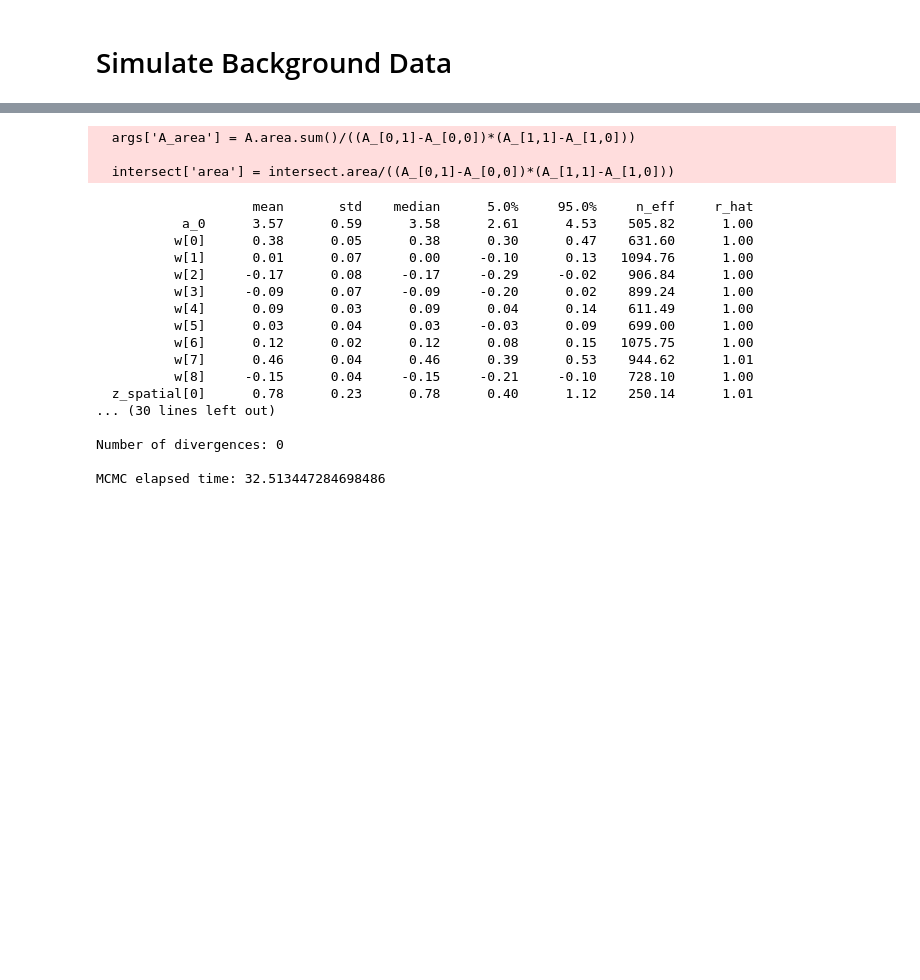
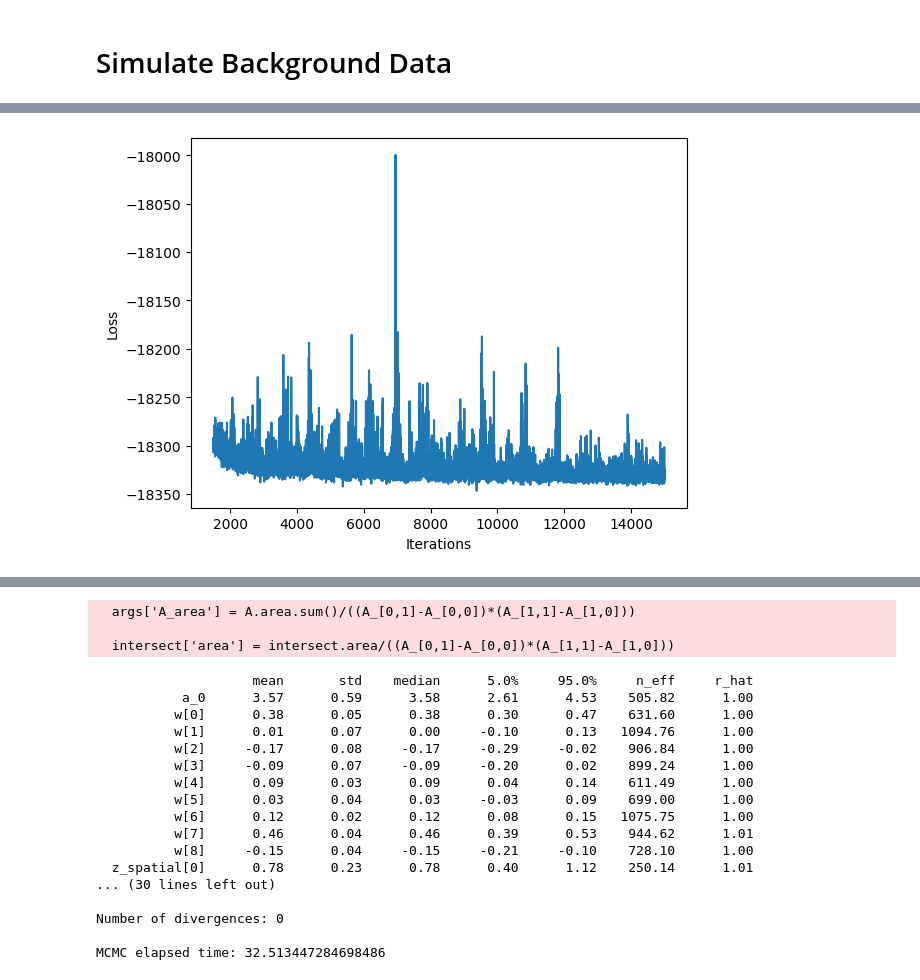
Before and after one commit to imanring/BSTPP, a Jupyter notebook: Simulation.ipynb, the cells around one changed output, grey strips where cells are left out. Drawn from its saved outputs; the diff is of its cells as text; code cells hidden in the pictures; blank space fills up the shorter version.

```diff
--- a/Simulation.ipynb
+++ b/Simulation.ipynb
@@ -24,3 +25,6 @@ WARNING:jax._src.lib.xla_bridge:No GPU/TPU found, falling back to CPU. (Set TF_C
   args['A_area'] = A.area.sum()/((A_[0,1]-A_[0,0])*(A_[1,1]-A_[1,0]))
 
   intersect['area'] = intersect.area/((A_[0,1]-A_[0,0])*(A_[1,1]-A_[1,0]))
+# %%
+model.run_svi(lr=0.02,num_steps=15000)
+# %% [output]
@@ -26,0 +32 @@ WARNING:jax._src.lib.xla_bridge:No GPU/TPU found, falling back to CPU. (Set TF_C
+[figure, added]
```
Also changed, not shown: parts of 6 cells of this notebook, 3 other files.
